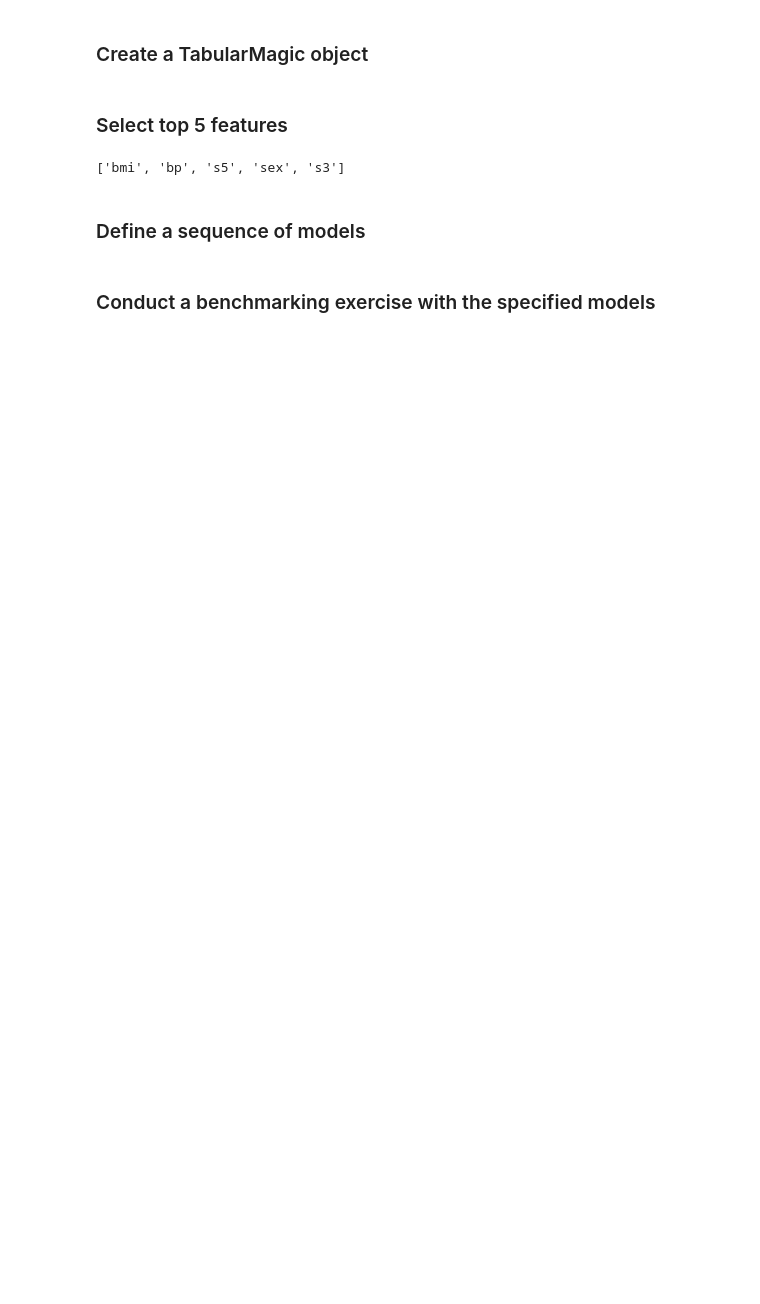
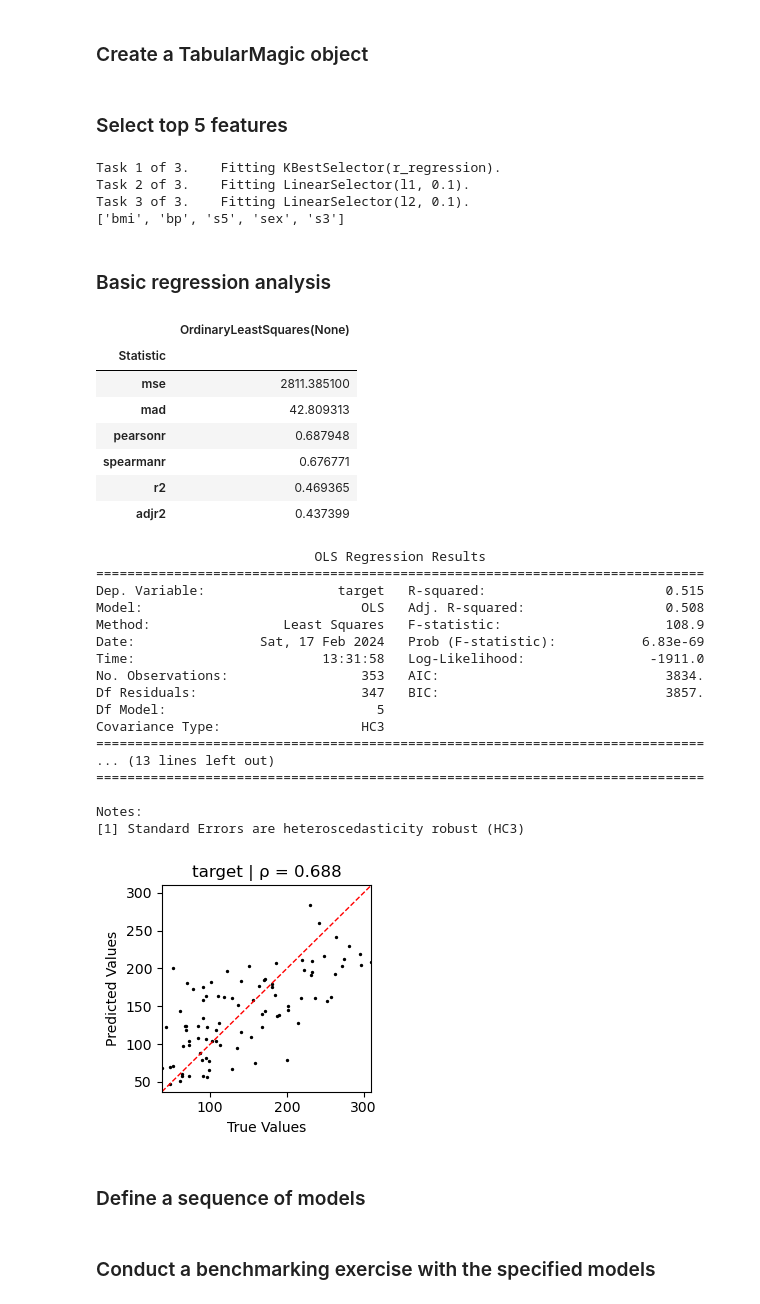
Before and after one commit to ajy25/TabularMagic, a Jupyter notebook: demo/simple_regression_demo.ipynb, the cells around one changed output. Saved outputs shown, nothing was run; the diff lists cells and outputs as text; code cells hidden in the pictures; blank space fills up the shorter version.

```diff
--- a/demo/simple_regression_demo.ipynb
+++ b/demo/simple_regression_demo.ipynb
@@ -29,15 +30,53 @@ tm = TabularMagic(df, test_size=0.2, random_state=42)
 # %%
 selectors = [
     KBestSelector('r_regression'),
-    L1RegSelector(0.1),
-    L1RegSelector(1.0)
+    SimpleLinearSelector(regularization_type='l1', alpha=0.1),
+    SimpleLinearSelector(regularization_type='l2', alpha=0.1)
 ]
 feature_selection_report = tm.voting_selection(X_vars=\
     ['age', 'sex', 'bmi', 'bp', 's1', 's2', 's3', 's4', 's5', 's6'],
     y_var='target', selectors=selectors, n_target_features=5)
 print(feature_selection_report.top_features)
 # %% [output]
+Task 1 of 3.    Fitting KBestSelector(r_regression).
+Task 2 of 3.    Fitting LinearSelector(l1, 0.1).
+Task 3 of 3.    Fitting LinearSelector(l2, 0.1).
 ['bmi', 'bp', 's5', 'sex', 's3']
+# %% [markdown]
+### Basic regression analysis
+# %%
+train_report, test_report = tm.ols(X_vars=feature_selection_report.top_features,
+                                   y_var='target')
+display(test_report.scorer.to_df())
+print(train_report.statsmodels_summary())
+fig = test_report.plot_pred_vs_true((3, 3))
+# %% [output]
+|  | OrdinaryLeastSquares(None) |
+| Statistic |  |
+| mse | 2811.385100 |
+| mad | 42.809313 |
+| pearsonr | 0.687948 |
+| spearmanr | 0.676771 |
+| r2 | 0.469365 |
+| adjr2 | 0.437399 |
+                            OLS Regression Results
+==============================================================================
+Dep. Variable:                 target   R-squared:                       0.515
+Model:                            OLS   Adj. R-squared:                  0.508
+Method:                 Least Squares   F-statistic:                     108.9
+Date:                Sat, 17 Feb 2024   Prob (F-statistic):           6.83e-69
+Time:                        13:31:58   Log-Likelihood:                -1911.0
+No. Observations:                 353   AIC:                             3834.
+Df Residuals:                     347   BIC:                             3857.
+Df Model:                           5
+Covariance Type:                  HC3
+==============================================================================
+... (13 lines left out)
+==============================================================================
+
+Notes:
+[1] Standard Errors are heteroscedasticity robust (HC3)
+[figure, added]
 # %% [markdown]
 ### Define a sequence of models
 # %%
```
Also changed, not shown: parts of 4 cells of this notebook, 1 other file.
